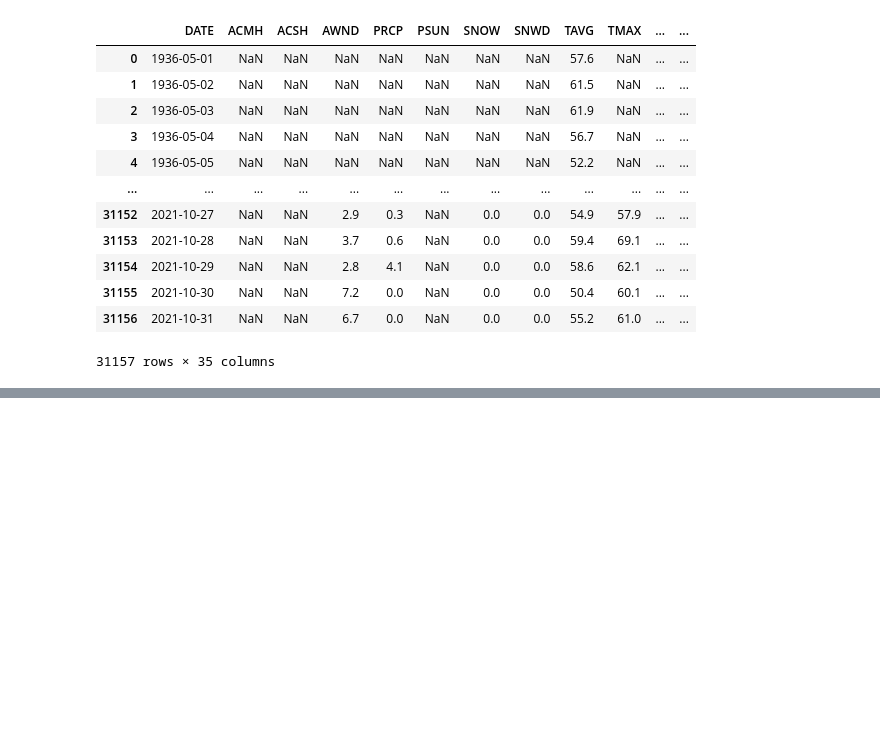
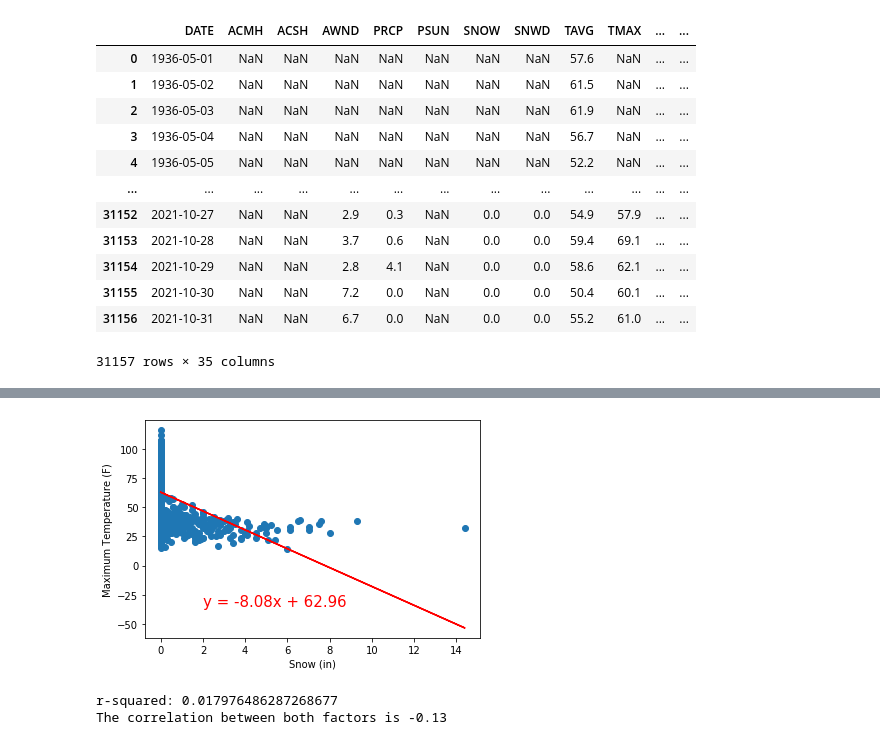
Before and after one commit to KristaJoy/PDXweather, a Jupyter notebook: pdx_weather.ipynb, the cells around one changed output, grey strips where cells are left out. Saved outputs shown, nothing was run; the diff lists cells and outputs as text; code cells hidden in the pictures; blank space fills up the shorter version.

```diff
--- a/pdx_weather.ipynb
+++ b/pdx_weather.ipynb
@@ -68,0 +141,22 @@ Name: TMAX, Length: 31157, dtype: float64
+# %%
+# SNOW & MAX TEMP — correlated?
+x_sm = corr_df['SNOW']
+y_sm = corr_df['TMAX']
+plt.xlabel('Snow (in)')
+plt.ylabel('Maximum Temperature (F)')
+(slope, intercept, rvalue, pvalue, stderr) = linregress(x_sm, y_sm)
+regress_values = x_sm * slope + intercept
+line_eq = "y = " + str(round(slope,2)) + "x + " + str(round(intercept,2))
+plt.scatter(x_sm,y_sm)
+plt.plot(x_sm,regress_values,"r-")
+plt.annotate(line_eq,(2,-35),fontsize=15,color="red")
+plt.show()
+print("r-squared:", rvalue**2)
+
+#Pearson correlation coefficient
+correlation = st.pearsonr(x_sm,y_sm)
+print(f"The correlation between both factors is {round(correlation[0],2)}")
+# %% [output]
+[figure, added]
+r-squared: 0.017976486287268677
+The correlation between both factors is -0.13
```
Also changed, not shown: parts of 20 cells of this notebook.
